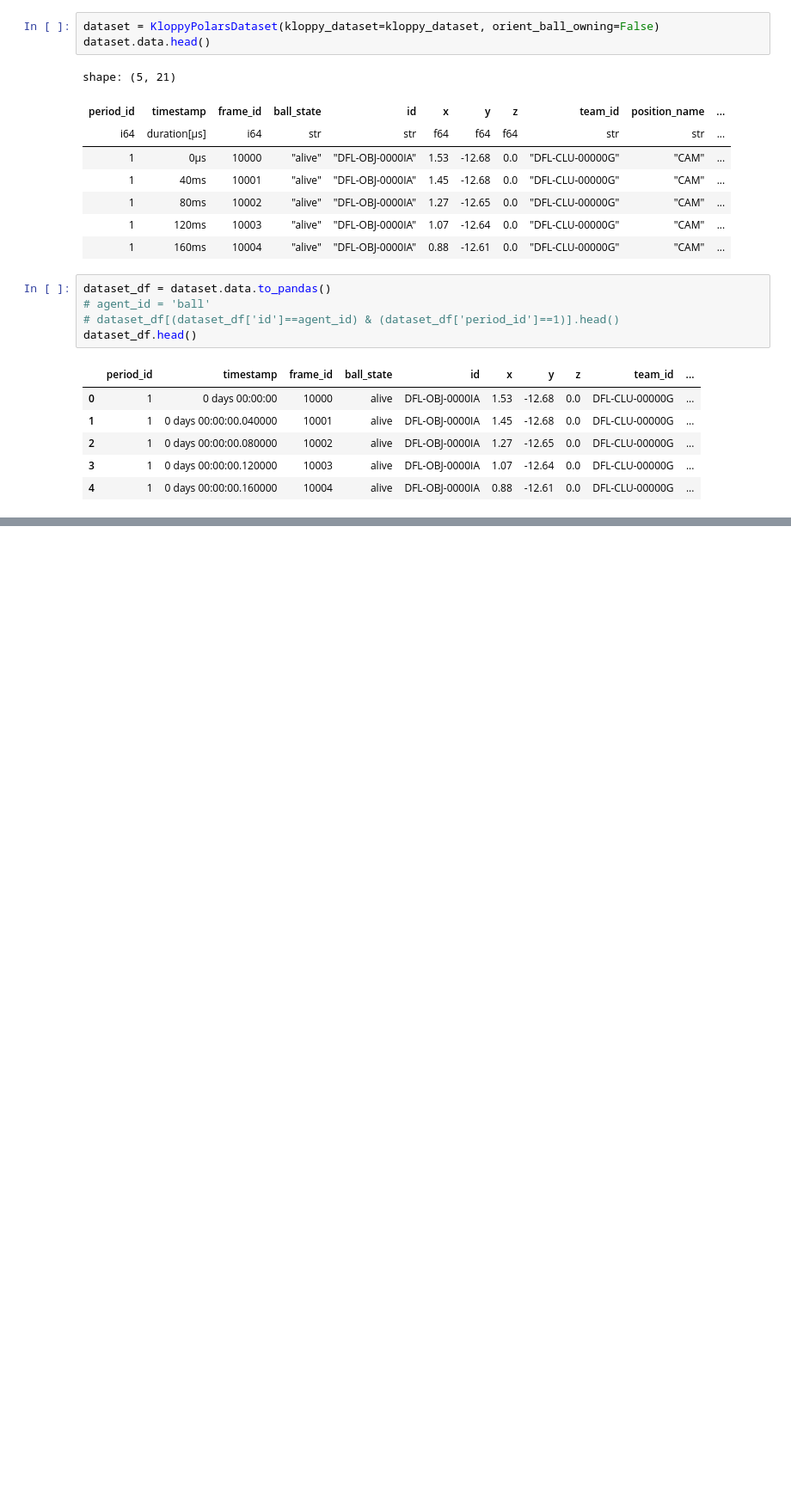
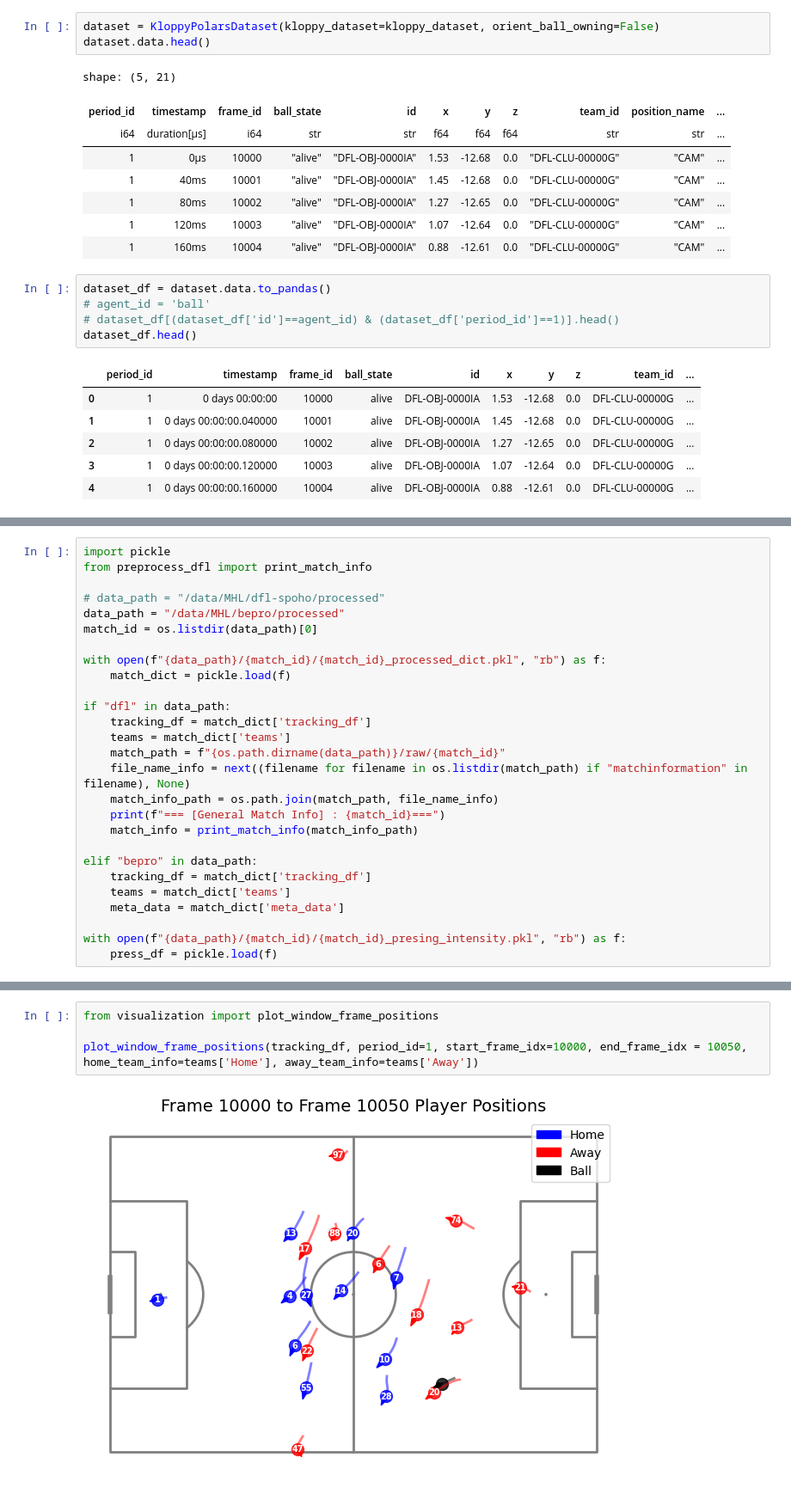
Before and after one commit to leemingo/express-v2, a Jupyter notebook: notebook/1-kloppy-summary.ipynb, the cells around one changed output, grey strips where cells are left out. Shown at 86% size. Cells and saved outputs as stored; diff of their text form; blank space fills up the shorter version.

Commit message:
Save process.

```diff
--- a/notebook/1-kloppy-summary.ipynb
+++ b/notebook/1-kloppy-summary.ipynb
@@ -295,0 +292,27 @@ model = CustomPressingIntensity(dataset=dataset)
+# %%
+import pickle
+from preprocess_dfl import print_match_info
+
+# data_path = "/data/MHL/dfl-spoho/processed"
+data_path = "/data/MHL/bepro/processed"
+match_id = os.listdir(data_path)[0]
+
+with open(f"{data_path}/{match_id}/{match_id}_processed_dict.pkl", "rb") as f:
+    match_dict = pickle.load(f)
+
+if "dfl" in data_path:
+    tracking_df = match_dict['tracking_df']
+    teams = match_dict['teams']
+    match_path = f"{os.path.dirname(data_path)}/raw/{match_id}"
+    file_name_info = next((filename for filename in os.listdir(match_path) if "matchinformation" in filename), None)
+    match_info_path = os.path.join(match_path, file_name_info)
+    print(f"=== [General Match Info] : {match_id}===")
+    match_info = print_match_info(match_info_path)
+
+elif "bepro" in data_path:
+    tracking_df = match_dict['tracking_df']
+    teams = match_dict['teams']
+    meta_data = match_dict['meta_data']
+
+with open(f"{data_path}/{match_id}/{match_id}_presing_intensity.pkl", "rb") as f:
+    press_df = pickle.load(f)
@@ -296,3 +335,9 @@ model = CustomPressingIntensity(dataset=dataset)
+# %%
+from visualization import plot_window_frame_positions
+
+plot_window_frame_positions(tracking_df, period_id=1, start_frame_idx=10000, end_frame_idx = 10050, home_team_info=teams['Home'], away_team_info=teams['Away'])
+# %% [output]
+[figure, added]
 # %%
 import seaborn as sns
 
```
Also changed, not shown: parts of 13 cells of this notebook, 9 other files.
